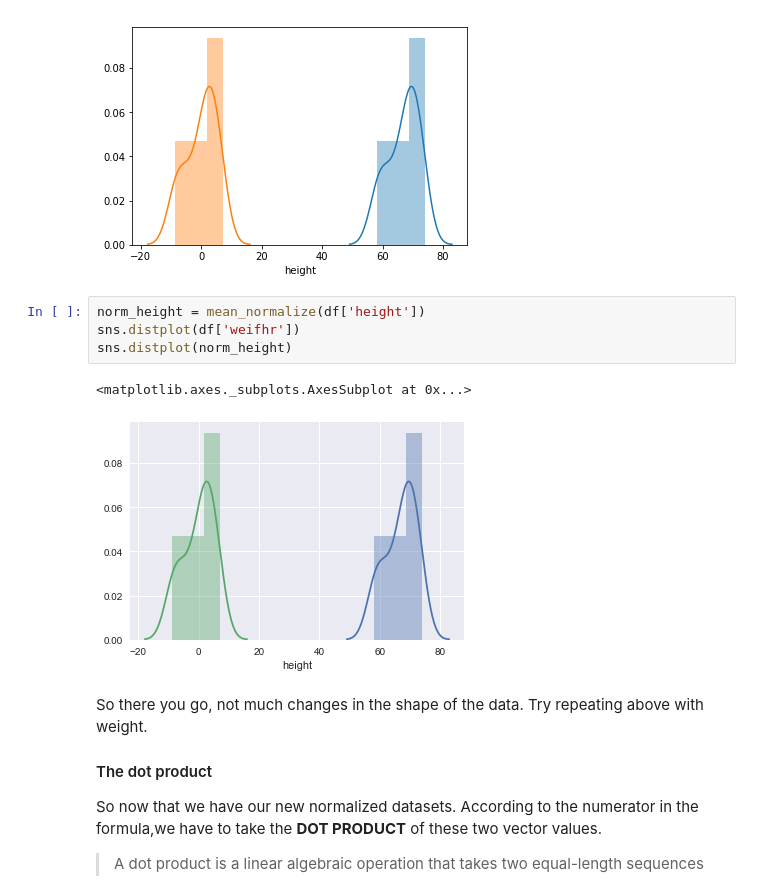
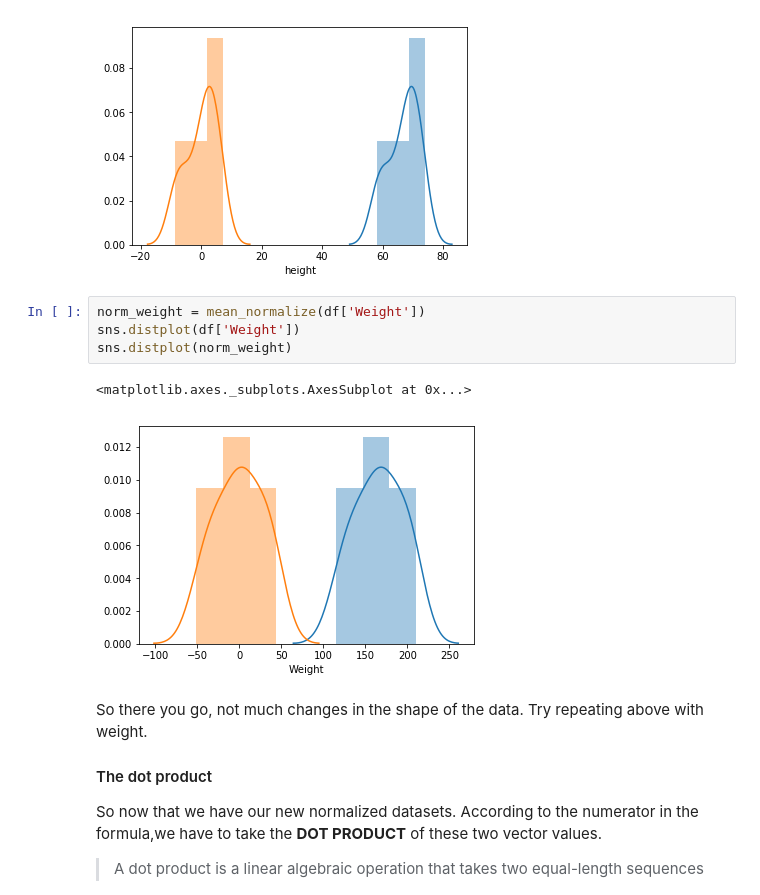
Before and after one commit to Rimab55/dsc-0-10-04-cov-corr-lab-nyc-ds-career-012819, a Jupyter notebook: index.ipynb, the cells around one changed output. Cells and saved outputs as stored; diff of their text form.

```diff
--- a/index.ipynb
+++ b/index.ipynb
@@ -91,12 +91,12 @@ sns.distplot(norm_height)
 <matplotlib.axes._subplots.AxesSubplot at 0x...>
 [figure]
 # %%
-norm_height = mean_normalize(df['height'])
-sns.distplot(df['weifhr'])
-sns.distplot(norm_height)
+norm_weight = mean_normalize(df['Weight'])
+sns.distplot(df['Weight'])
+sns.distplot(norm_weight)
 # %% [output]
 <matplotlib.axes._subplots.AxesSubplot at 0x...>
-[figure, old version]
+[figure, new version]
 # %% [markdown]
 So there you go, not much changes in the shape of the data. Try repeating above with weight.
 
```
